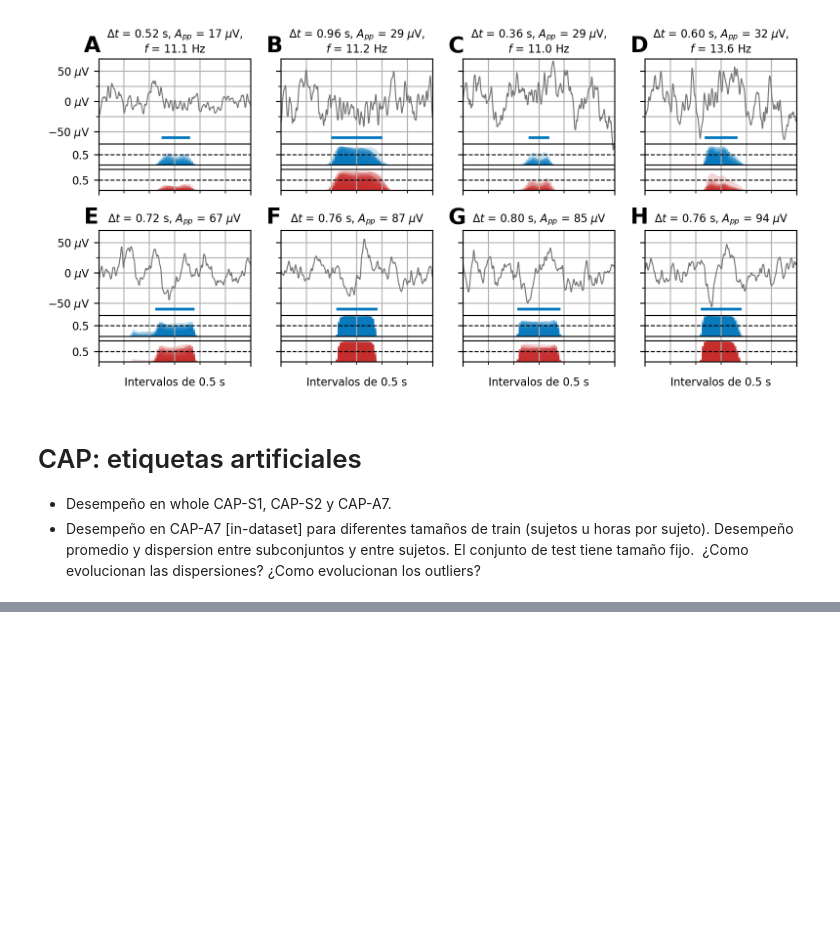
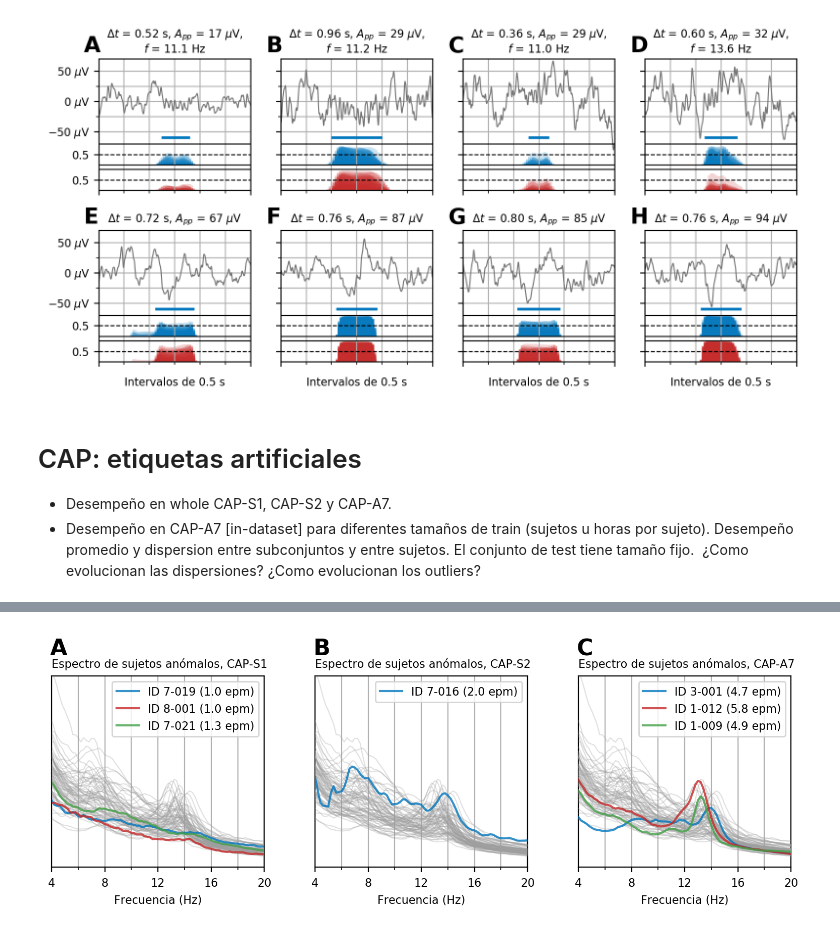
Before and after one commit to nicolasigor/sleep-rnn, a Jupyter notebook: figs_thesis/2021_result_indataset.ipynb, the cells around one changed output, grey strips where cells are left out. Cells and saved outputs as stored; diff of their text form; code cells hidden in the pictures; blank space fills up the shorter version.

```diff
--- a/figs_thesis/2021_result_indataset.ipynb
+++ b/figs_thesis/2021_result_indataset.ipynb
@@ -1328,0 +1519,17 @@ plt.show()
+# %%
+# outlier subjects' spectrum in N2
+outliers_by_expert = {
+    1: ['3-001', '1-012', '1-009'],  # cap-a7
+    2: ['7-019', '8-001', '7-021'],  # cap-s1
+    3: ['7-016'],  # cap-s2
+}
+cap = reader.load_dataset(constants.CAP_SS_NAME, verbose=False)
+# compute spectrum
+spectrums = []
+for subject_id in cap.all_ids:
+    signal = cap.get_subject_signal(subject_id, normalize_clip=False, which_expert=1)
+    n2_pages = cap.get_subject_pages(subject_id, pages_subset='n2')
+    signal_valid = signal.reshape(-1, cap.page_size)[n2_pages].flatten()
+    freq_axis, amp_axis = utils.power_spectrum_by_sliding_window(signal_valid, cap.fs)
+    spectrums.append(amp_axis)
+print("Done.")
@@ -1328,0 +1538,75 @@ plt.show()
+# %%
+def reduce_data_by_band(f, y, f_min=0, f_max=100):
+    locs = np.where((f >= f_min) & (f <= f_max))[0]
+    f = f[locs]
+    y = y[locs]
+    return f, y
+
+
+save_figure = True
+
+f_min = 4
+f_max = 20
+expert_order = [2, 3, 1]
+color_series = ['blue', 'red', 'green']
+letters = ['A', 'B', 'C']
+
+fig, axes = plt.subplots(1, 3, figsize=(8, 3), dpi=200, sharey=True)
+max_y = 0
+for i_exp, expert in enumerate(expert_order):
+    dataset_str = print_dataset_names[(constants.CAP_SS_NAME, expert)]
+
+    ax = axes[i_exp]
+    highlight_count = 0
+    for i in range(len(cap.all_ids)):
+        s = spectrums[i]
+        subject_id = cap.all_ids[i]
+        f, s = reduce_data_by_band(freq_axis, s, f_min=f_min, f_max=f_max)
+        max_y = max(max_y, s.max())
+        if subject_id not in outliers_by_expert[expert]:
+            ax.plot(f, s, linewidth=0.8, alpha=0.3, color=viz.GREY_COLORS[5], zorder=10)
+    for i_high, subject_id in enumerate(outliers_by_expert[expert]):
+
+        # find number of annotations
+        events = cap.get_subject_stamps(subject_id, which_expert=expert, pages_subset='n2')
+        n2_pages = cap.get_subject_pages(subject_id, pages_subset='n2')
+        subject_event_count = events.shape[0]
+        subject_density = subject_event_count / (n2_pages.size * cap.page_duration / 60)
+        print("Subject %s, Dataset %s, Events %d, Density %1.2f" % (subject_id, dataset_str, subject_event_count, subject_density))
+
+        i = cap.all_ids.index(subject_id)
+        s = spectrums[i]
+        f, s = reduce_data_by_band(freq_axis, s, f_min=f_min, f_max=f_max)
+        ax.plot(
+            f, s, linewidth=1.5, alpha=0.8, color=viz.PALETTE[color_series[i_high]], zorder=20,
+            label="ID %s (%1.1f epm)" % (subject_id, subject_density))
+    ax.legend(loc="upper right", fontsize=8)
+
+    ax.tick_params(labelsize=8)
+    ax.set_yticks([])
+    ax.set_xlabel("Frecuencia (Hz)", fontsize=8)
+    title_str = 'Espectro de sujetos anómalos, %s' % dataset_str
+    ax.set_title(title_str, fontsize=8, loc="left")
+
+    ax.text(
+        x=-0.01, y=1.11, fontsize=16, s=r"$\bf{%s}$" % letters[i_exp],
+        ha="left", transform=ax.transAxes)
+
+for ax in axes.flatten():
+    ax.set_ylim([0, max_y])
+    ax.set_xticks(np.arange(4, 20 + 0.001, 4))
+    ax.set_xticks(np.arange(4, 20 + 0.001, 2), minor=True)
+    ax.set_xlim([4, 20])
+    ax.grid(axis="x", which="minor")
+
+plt.tight_layout()
+
+if save_figure:
+    # Save figure
+    fname_prefix = "result_indata_cap_whole_spectra"
+    plt.savefig("%s.pdf" % fname_prefix, bbox_inches="tight", pad_inches=0.4)
+    plt.savefig("%s.png" % fname_prefix, bbox_inches="tight", pad_inches=0.4)
+    plt.savefig("%s.svg" % fname_prefix, bbox_inches="tight", pad_inches=0.4)
+
+plt.show()
+# %% [output]
@@ -1328,0 +1620 @@ plt.show()
+[figure, added]
```
Also changed, not shown: parts of 9 cells of this notebook, 2 other files.
